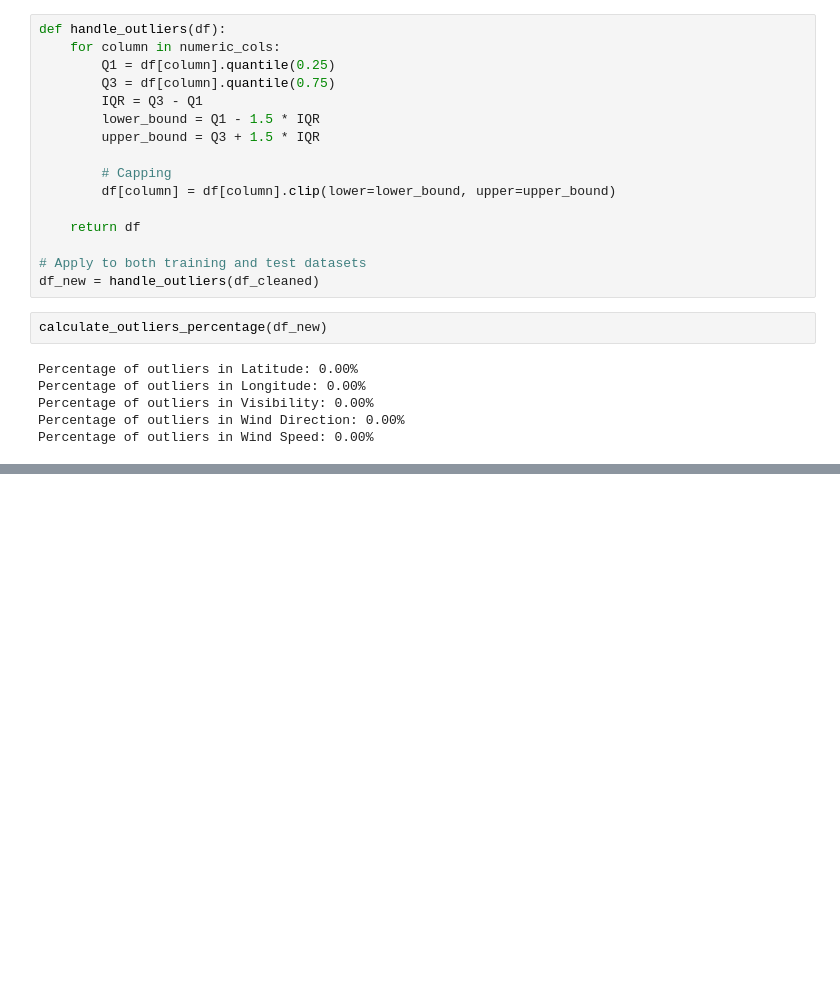
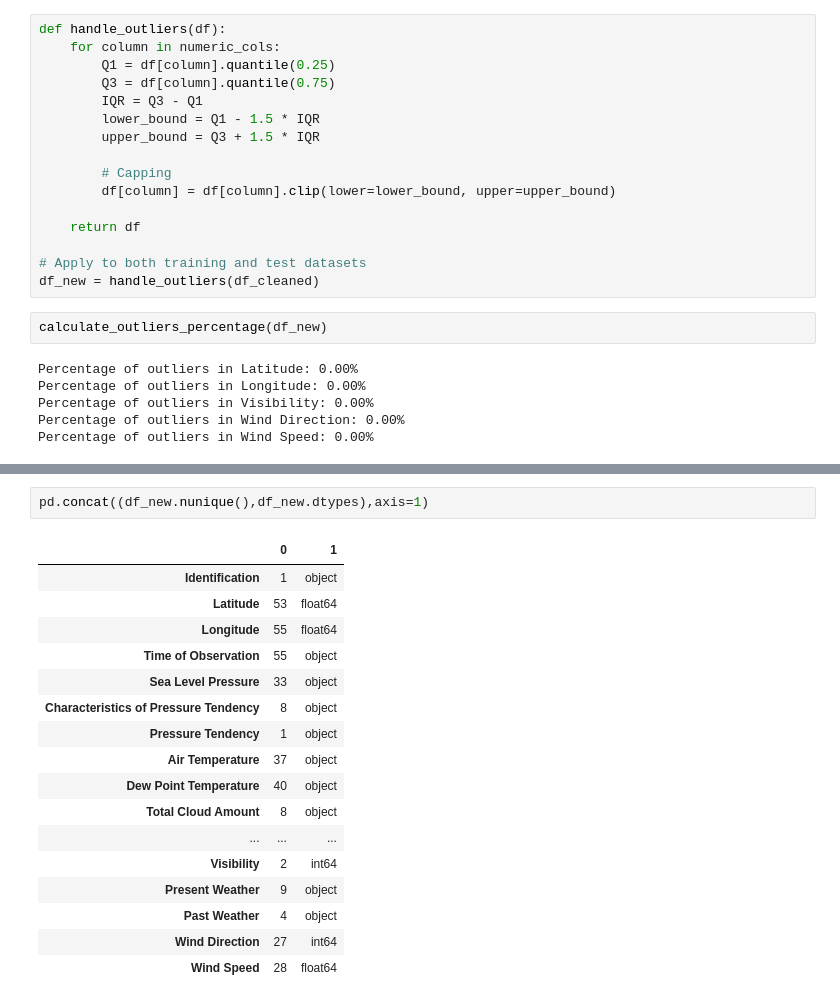
Before and after one commit to MohammadrezaTale/EDA-for-Datasets, a Jupyter notebook: Global_Marine_EDA.ipynb, the cells around one changed output, grey strips where cells are left out. Saved outputs shown, nothing was run; the diff lists cells and outputs as text; blank space fills up the shorter version.

```diff
--- a/Global_Marine_EDA.ipynb
+++ b/Global_Marine_EDA.ipynb
@@ -290,0 +296,20 @@ Percentage of outliers in Wind Speed: 0.00%
+# %%
+pd.concat((df_new.nunique(),df_new.dtypes),axis=1)
+# %% [output]
+|  | 0 | 1 |
+| Identification | 1 | object |
+| Latitude | 53 | float64 |
+| Longitude | 55 | float64 |
+| Time of Observation | 55 | object |
+| Sea Level Pressure | 33 | object |
+| Characteristics of Pressure Tendency | 8 | object |
+| Pressure Tendency | 1 | object |
+| Air Temperature | 37 | object |
+| Dew Point Temperature | 40 | object |
+| Total Cloud Amount | 8 | object |
+| ... | ... | ... |
+| Visibility | 2 | int64 |
+| Present Weather | 9 | object |
+| Past Weather | 4 | object |
+| Wind Direction | 27 | int64 |
+| Wind Speed | 28 | float64 |
```
Also changed, not shown: parts of 12 cells of this notebook.
